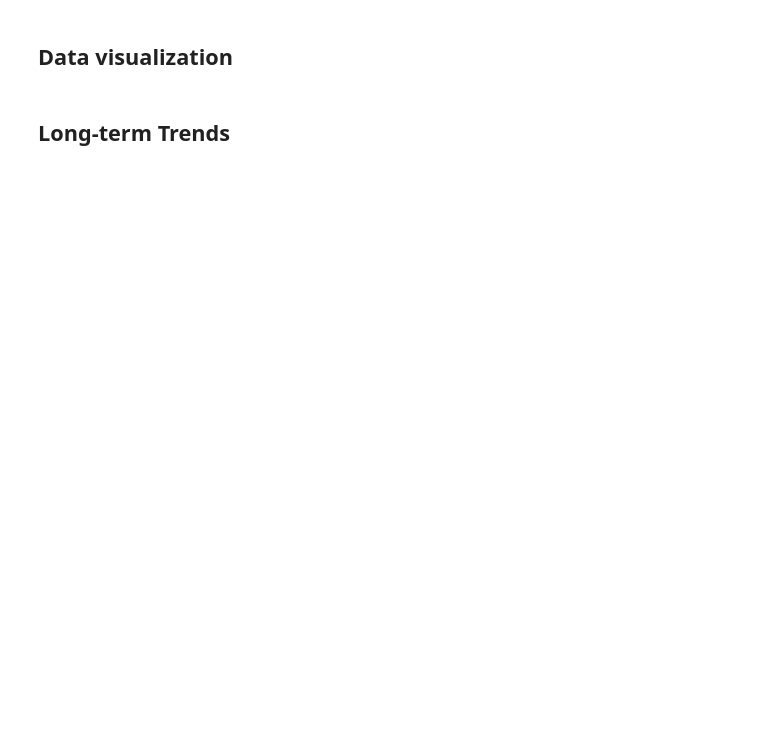
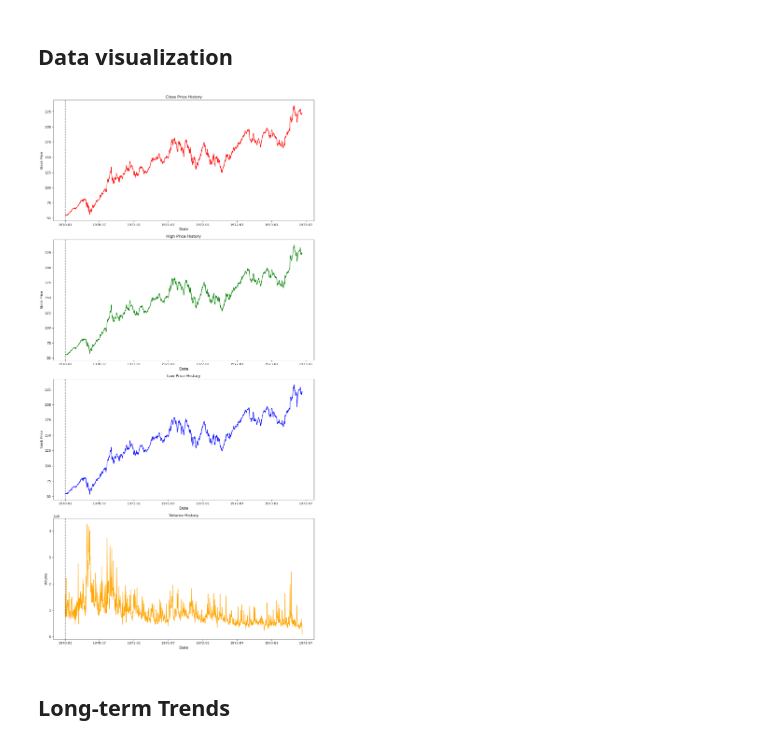
Before and after one commit to lisek75/ts_forecasting_notebook, a Jupyter notebook: aapl_stock/aapl_stock_price.ipynb, the cells around one changed output. Saved outputs shown, nothing was run; the diff lists cells and outputs as text; code cells hidden in the pictures; blank space fills up the shorter version.

Commit message:
refactor code (aapl)

```diff
--- a/aapl_stock/aapl_stock_price.ipynb
+++ b/aapl_stock/aapl_stock_price.ipynb
@@ -60,37 +84,39 @@ fig, (ax1, ax2, ax3, ax4) = plt.subplots(4, 1, figsize=(12, 24))
 # Close Price Plot
 ax1.plot(df.index, df["Close"], color="red")
 ax1.set_xlabel("Date", fontsize=12)
 ax1.set_ylabel("Stock Price")
-ax1.set_title("AAPL Close Price History")
+ax1.set_title("Close Price History")
 
 # High Price Plot
 ax2.plot(df.index, df["High"], color="green")
 ax2.set_xlabel("Date", fontsize=12)
 ax2.set_ylabel("Stock Price")
-ax2.set_title("AAPL High Price History")
+ax2.set_title("High Price History")
 
 # Low Price Plot
 ax3.plot(df.index, df["Low"], color="blue")
 ax3.set_xlabel("Date", fontsize=12)
 ax3.set_ylabel("Stock Price")
-ax3.set_title("AAPL Low Price History")
+ax3.set_title("Low Price History")
 
 # Volume Plot
 ax4.plot(df.index, df["Volume"], color="orange")
 ax4.set_xlabel("Date", fontsize=12)
 ax4.set_ylabel("Volume")
-ax4.set_title("AAPL Volume History")
+ax4.set_title("Volume History")
 
 # Add vertical lines for each year in all plots
 xcoords = pd.date_range(start=df.index.min(), end=df.index.max(), freq='YS')
 for xc in xcoords:
     ax1.axvline(x=xc, color='black', linestyle='--', alpha=0.5)
     ax2.axvline(x=xc, color='black', linestyle='--', alpha=0.5)
     ax3.axvline(x=xc, color='black', linestyle='--', alpha=0.5)
     ax4.axvline(x=xc, color='black', linestyle='--', alpha=0.5)
 
 plt.tight_layout()
 plt.show()
+# %% [output]
+[figure, added]
 # %% [markdown]
 ## Long-term Trends
 # %%
```
Also changed, not shown: parts of 66 cells of this notebook.
